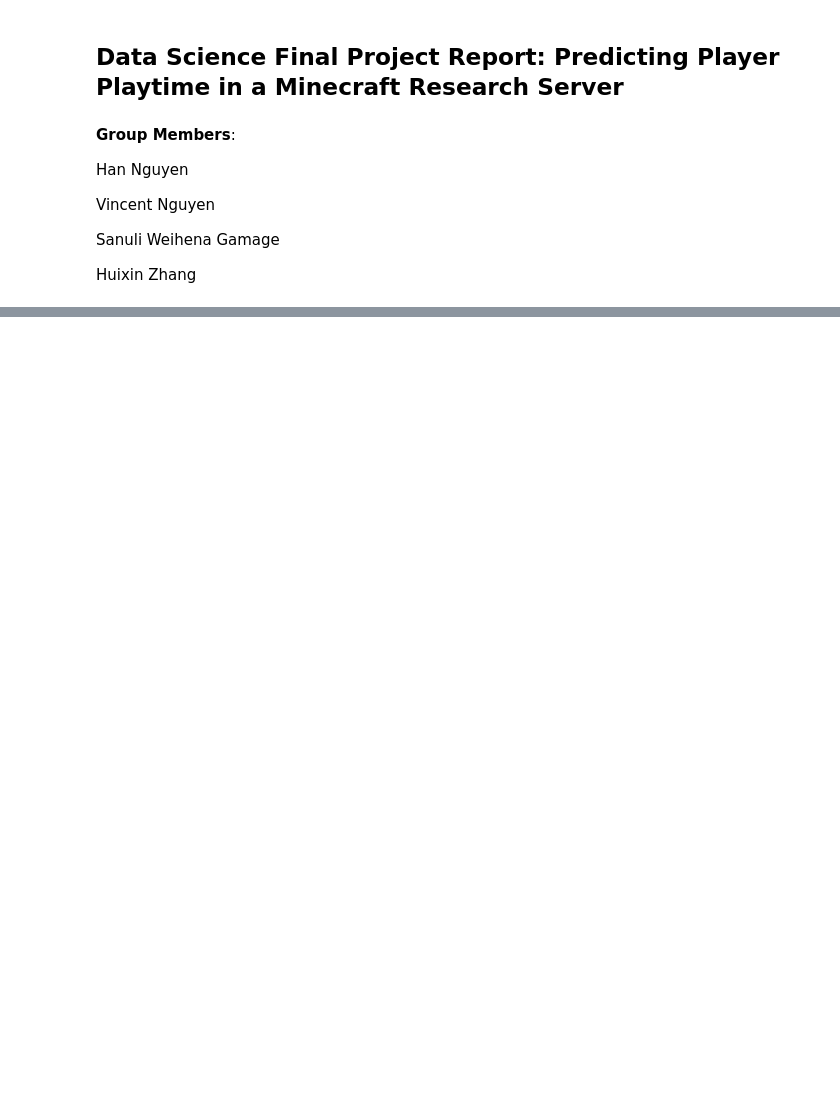
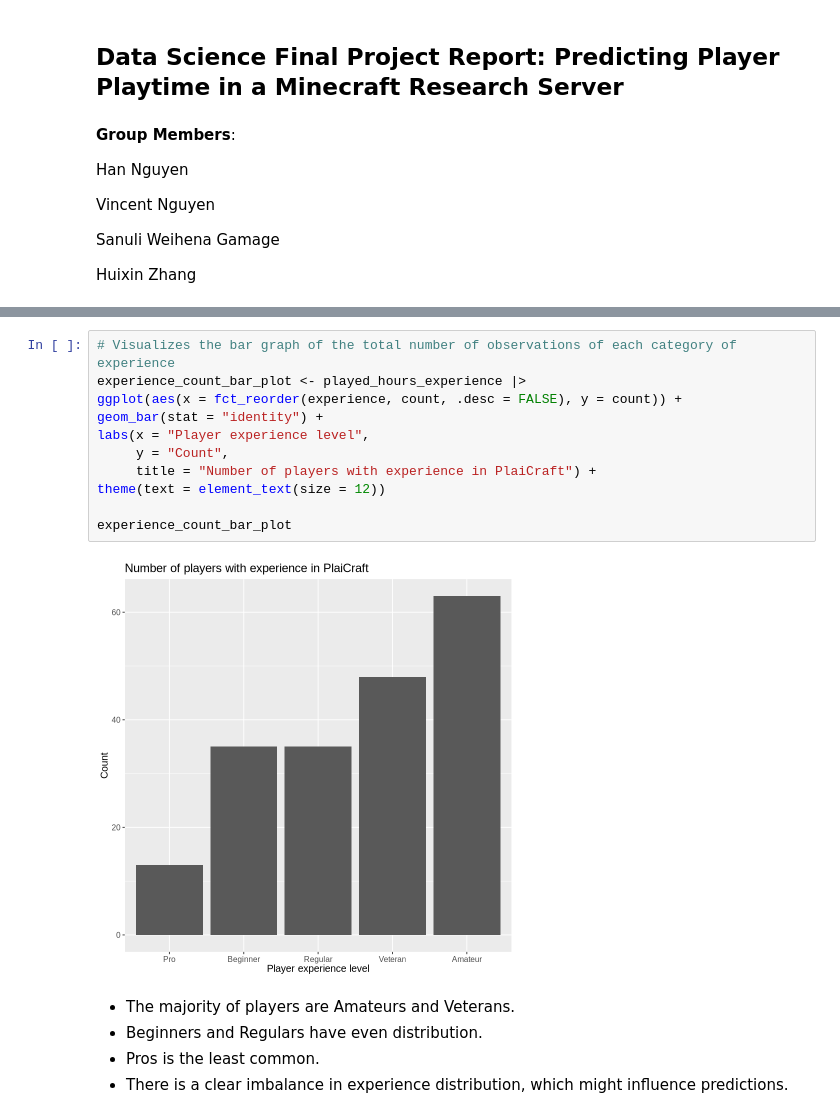
Before and after one commit to Han27-io/ds-project, a Jupyter notebook: dsci_project.ipynb, the cells around one changed output, grey strips where cells are left out. Drawn from its saved outputs; the diff is of its cells as text; blank space fills up the shorter version.

```diff
--- a/dsci_project.ipynb
+++ b/dsci_project.ipynb
@@ -111,0 +211,18 @@ A spec_tbl_df: 1535 × 5
+# %%
+# Visualizes the bar graph of the total number of observations of each category of experience
+experience_count_bar_plot <- played_hours_experience |>
+ggplot(aes(x = fct_reorder(experience, count, .desc = FALSE), y = count)) +
+geom_bar(stat = "identity") +
+labs(x = "Player experience level",
+     y = "Count",
+     title = "Number of players with experience in PlaiCraft") +
+theme(text = element_text(size = 12))
+
+experience_count_bar_plot
+# %% [output]
+[figure, added]
+# %% [markdown]
+- The majority of players are Amateurs and Veterans.
+- Beginners and Regulars have even distribution.
+- Pros is the least common.
+- There is a clear imbalance in experience distribution, which might influence predictions.
```
Also changed, not shown: parts of 44 cells of this notebook.
